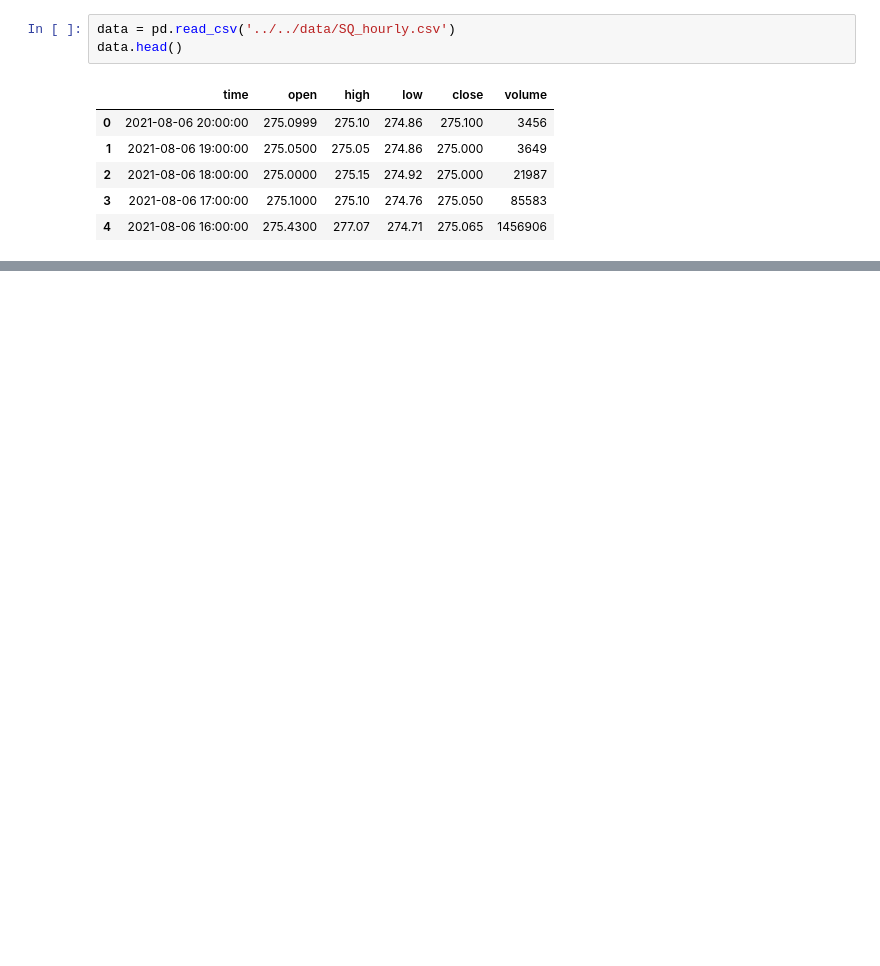
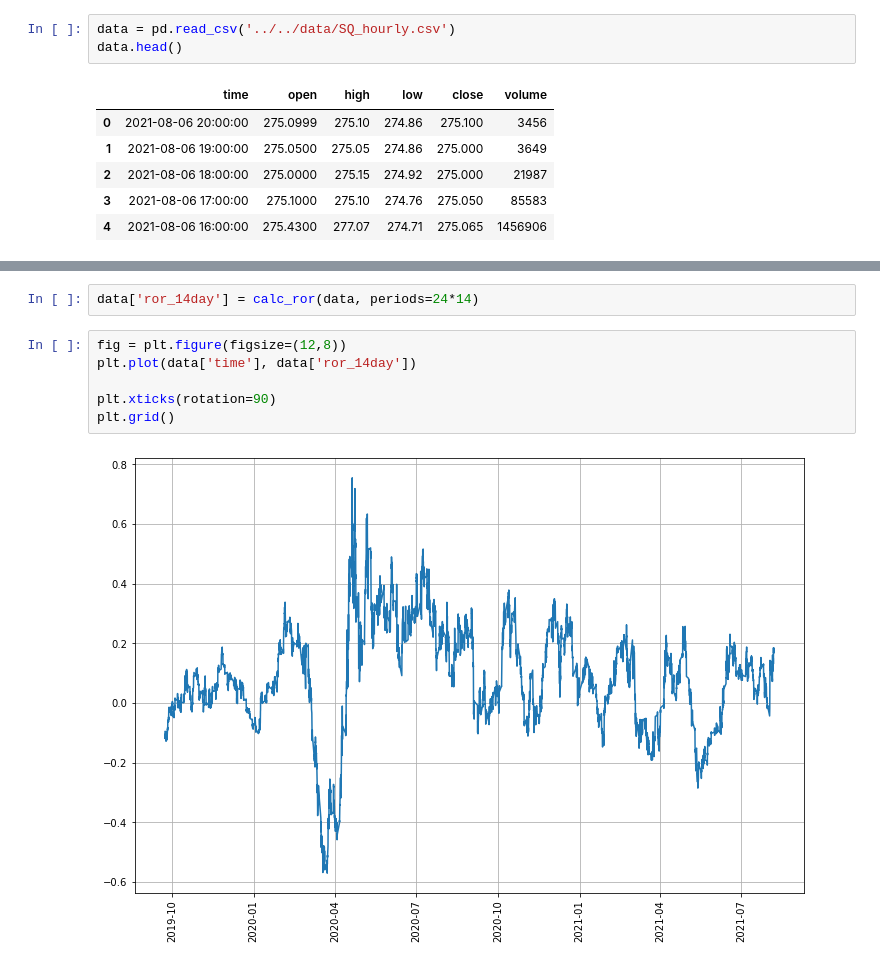
Before and after one commit to danielv775/Alchemist, a Jupyter notebook: src/examples/features_example.ipynb, the cells around one changed output, grey strips where cells are left out. Drawn from its saved outputs; the diff is of its cells as text; blank space fills up the shorter version.

```diff
--- a/src/examples/features_example.ipynb
+++ b/src/examples/features_example.ipynb
@@ -33,3 +69,13 @@ data = data.sort_values('time')
+# %%
+data['ror_14day'] = calc_ror(data, periods=24*14)
+# %%
+fig = plt.figure(figsize=(12,8))
+plt.plot(data['time'], data['ror_14day'])
+
+plt.xticks(rotation=90)
+plt.grid()
+# %% [output]
+[figure, added]
 # %%
 fig = plt.figure(figsize=(12,8))
 plt.plot(data['time'], data['close'])
```
Also changed, not shown: parts of 13 cells of this notebook, 1 other file.
